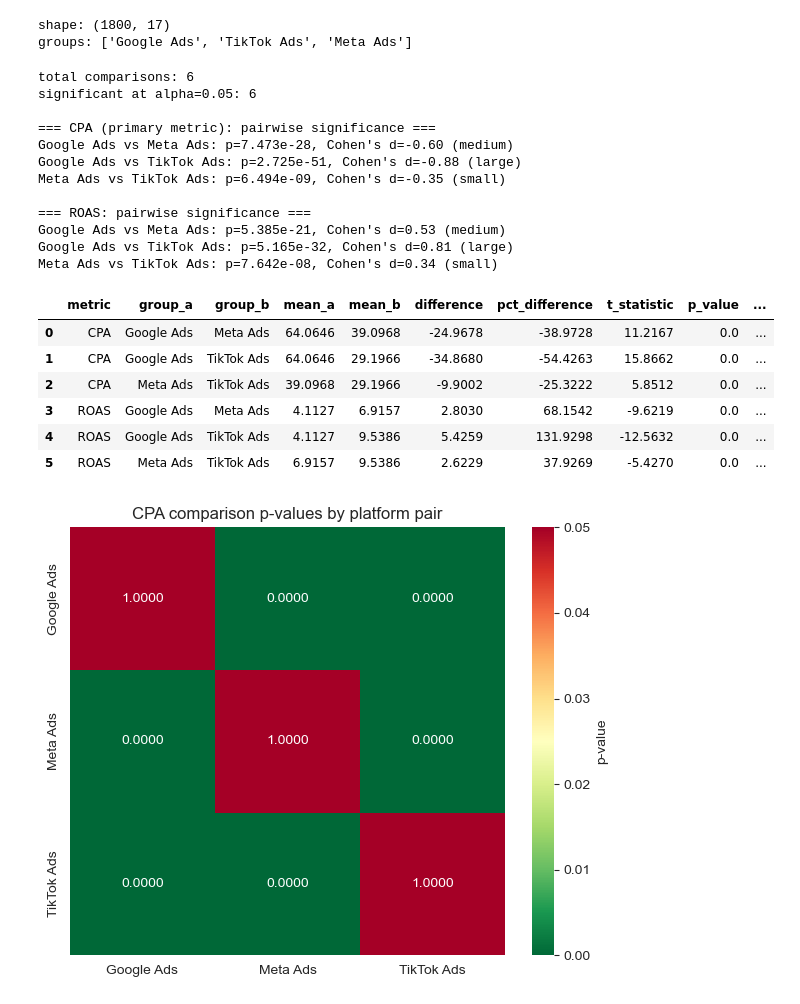
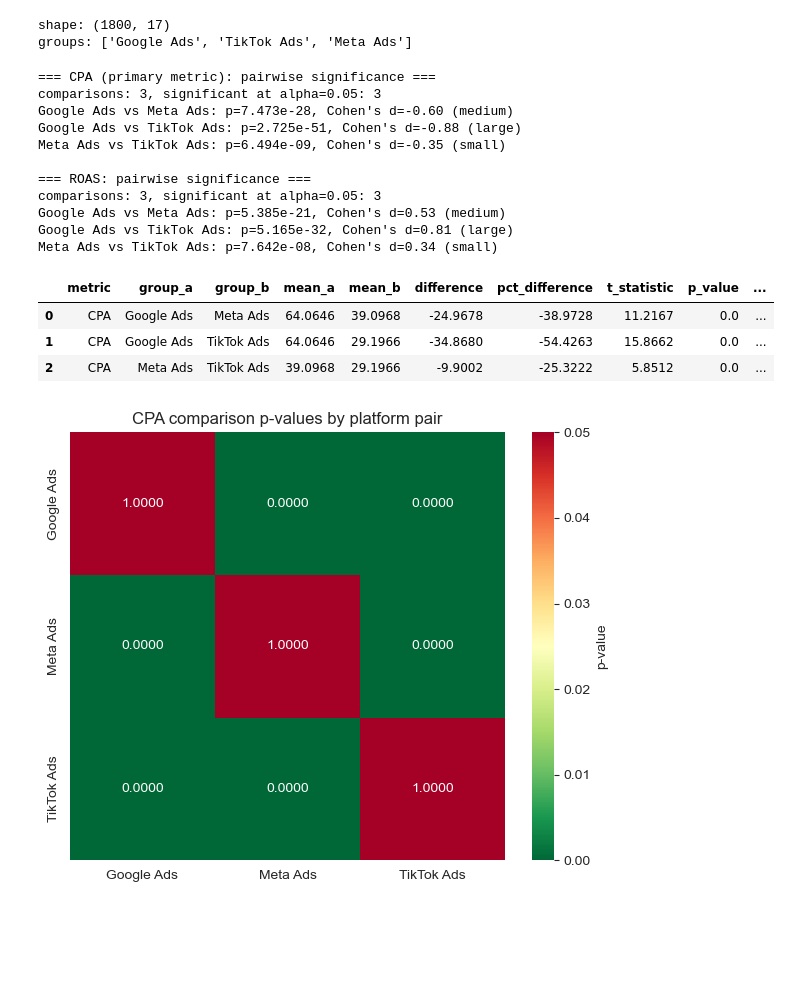
Before and after one commit to jp92672/johna-lab-week7-day5-statistical-analysis, a Jupyter notebook: statistical_analysis.ipynb, the cells around one changed output. Cells and saved outputs as stored; diff of their text form; code cells hidden in the pictures; blank space fills up the shorter version.

```diff
--- a/statistical_analysis.ipynb
+++ b/statistical_analysis.ipynb
@@ -76,46 +76,38 @@ def compare_groups_ttest(data, metric, group_col="platform"):
 # %%
 cpa_results = compare_groups_ttest(df, "CPA")
 roas_results = compare_groups_ttest(df, "ROAS")
 
-ttest_results = pd.concat([cpa_results, roas_results], ignore_index=True)
-
-print(f"total comparisons: {len(ttest_results)}")
-print(f"significant at alpha=0.05: {ttest_results['significant'].sum()}")
-print()
-
 print("=== CPA (primary metric): pairwise significance ===")
+print(f"comparisons: {len(cpa_results)}, significant at alpha=0.05: {cpa_results['significant'].sum()}")
 for _, row in cpa_results.iterrows():
     print(f"{row['group_a']} vs {row['group_b']}: p={row['p_value']:.4g}, "
           f"Cohen's d={row['cohens_d']:.2f} ({row['effect_size']})")
 print()
 
 print("=== ROAS: pairwise significance ===")
+print(f"comparisons: {len(roas_results)}, significant at alpha=0.05: {roas_results['significant'].sum()}")
 for _, row in roas_results.iterrows():
     print(f"{row['group_a']} vs {row['group_b']}: p={row['p_value']:.4g}, "
           f"Cohen's d={row['cohens_d']:.2f} ({row['effect_size']})")
 print()
 
-ttest_results.round(4)
+cpa_results.round(4)
 # %% [output]
-total comparisons: 6
-significant at alpha=0.05: 6
-
 === CPA (primary metric): pairwise significance ===
+comparisons: 3, significant at alpha=0.05: 3
 Google Ads vs Meta Ads: p=7.473e-28, Cohen's d=-0.60 (medium)
 Google Ads vs TikTok Ads: p=2.725e-51, Cohen's d=-0.88 (large)
 Meta Ads vs TikTok Ads: p=6.494e-09, Cohen's d=-0.35 (small)
 
 === ROAS: pairwise significance ===
+comparisons: 3, significant at alpha=0.05: 3
 Google Ads vs Meta Ads: p=5.385e-21, Cohen's d=0.53 (medium)
 Google Ads vs TikTok Ads: p=5.165e-32, Cohen's d=0.81 (large)
 Meta Ads vs TikTok Ads: p=7.642e-08, Cohen's d=0.34 (small)
 |  | metric | group_a | group_b | mean_a | mean_b | difference | pct_difference | t_statistic | p_value | ... |
 | 0 | CPA | Google Ads | Meta Ads | 64.0646 | 39.0968 | -24.9678 | -38.9728 | 11.2167 | 0.0 | ... |
 | 1 | CPA | Google Ads | TikTok Ads | 64.0646 | 29.1966 | -34.8680 | -54.4263 | 15.8662 | 0.0 | ... |
 | 2 | CPA | Meta Ads | TikTok Ads | 39.0968 | 29.1966 | -9.9002 | -25.3222 | 5.8512 | 0.0 | ... |
-| 3 | ROAS | Google Ads | Meta Ads | 4.1127 | 6.9157 | 2.8030 | 68.1542 | -9.6219 | 0.0 | ... |
-| 4 | ROAS | Google Ads | TikTok Ads | 4.1127 | 9.5386 | 5.4259 | 131.9298 | -12.5632 | 0.0 | ... |
-| 5 | ROAS | Meta Ads | TikTok Ads | 6.9157 | 9.5386 | 2.6229 | 37.9269 | -5.4270 | 0.0 | ... |
 # %%
 platforms = sorted(df["platform"].unique())
 p_matrix = pd.DataFrame(1.0, index=platforms, columns=platforms)
```
Also changed, not shown: parts of 8 cells of this notebook.
